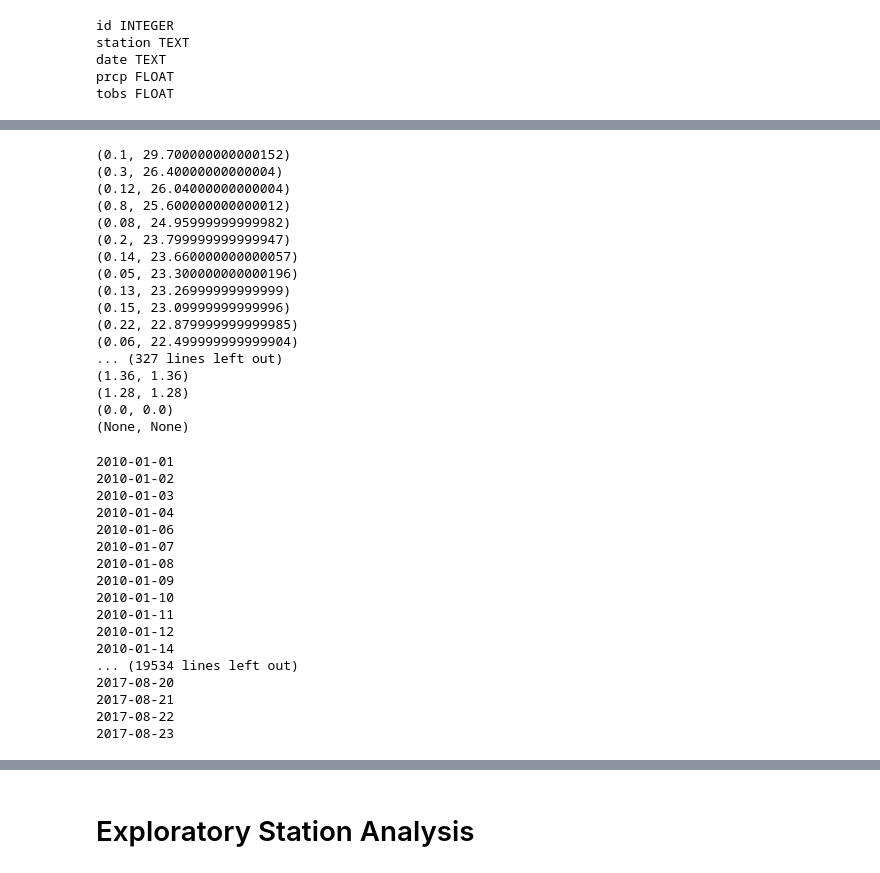
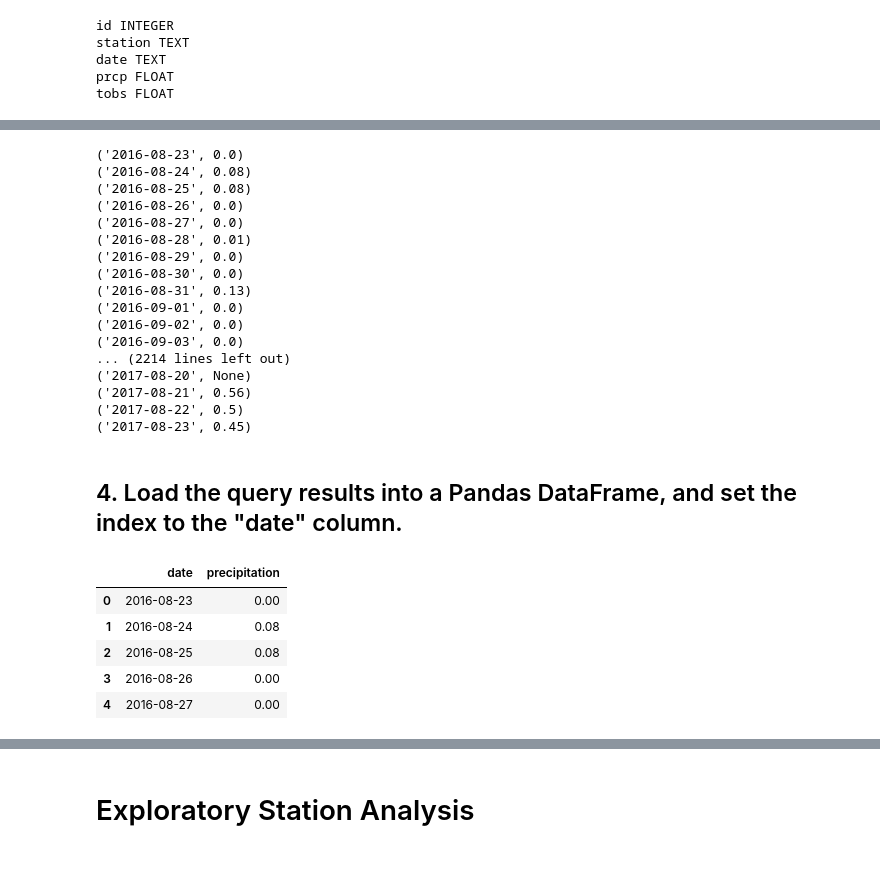
Before and after one commit to WMatthewARC/Module-10-Challenge, a Jupyter notebook: SurfsUp/climate_starter.ipynb, the cells around one changed output, grey strips where cells are left out. Drawn from its saved outputs; the diff is of its cells as text; code cells hidden in the pictures.

```diff
--- a/SurfsUp/climate_starter.ipynb
+++ b/SurfsUp/climate_starter.ipynb
@@ -201,48 +177,23 @@ for MDateQuery in MDateQuery:
 # %%
-PrcpDateQuery = session.query(Measurement.prcp, func.sum(Measurement.prcp))\
-    .group_by(Measurement.prcp)\
-    .order_by(func.sum(Measurement.prcp).desc())\
-    .all()
-
-for PrcpDateQuery in PrcpDateQuery:
-    print(PrcpDateQuery)
+PrcpData12m = session.query(Measurement.date, Measurement.prcp).\
+filter(Measurement.date >= year_ago).all()
+for i in PrcpData12m:
+    print (i)
 # %% [output]
-(0.1, 29.700000000000152)
-(0.3, 26.40000000000004)
-(0.12, 26.04000000000004)
-(0.8, 25.600000000000012)
-(0.08, 24.95999999999982)
-(0.2, 23.799999999999947)
-(0.14, 23.660000000000057)
-(0.05, 23.300000000000196)
-(0.13, 23.26999999999999)
-(0.15, 23.09999999999996)
-(0.22, 22.879999999999985)
-(0.06, 22.499999999999904)
-... (327 lines left out)
-(1.36, 1.36)
-(1.28, 1.28)
-(0.0, 0.0)
-(None, None)
+('2016-08-23', 0.0)
+('2016-08-24', 0.08)
+('2016-08-25', 0.08)
+('2016-08-26', 0.0)
+('2016-08-27', 0.0)
+('2016-08-28', 0.01)
+('2016-08-29', 0.0)
+('2016-08-30', 0.0)
+('2016-08-31', 0.13)
+('2016-09-01', 0.0)
+('2016-09-02', 0.0)
+('2016-09-03', 0.0)
+... (2214 lines left out)
+('2017-08-20', None)
+('2017-08-21', 0.56)
+('2017-08-22', 0.5)
+('2017-08-23', 0.45)
-# %%
-query = select(Measurement)
-for m in session.scalars(query):
-    print(f"{m.date}")
-# %% [output]
-2010-01-01
-2010-01-02
-2010-01-03
-2010-01-04
-2010-01-06
-2010-01-07
-2010-01-08
-2010-01-09
-2010-01-10
-2010-01-11
-2010-01-12
-2010-01-14
-... (19534 lines left out)
-2017-08-20
-2017-08-21
-2017-08-22
-2017-08-23
@@ -265,0 +200,2 @@ for m in session.scalars(query):
+# %% [markdown]
+## 4. Load the query results into a Pandas DataFrame, and set the index to the "date" column.
@@ -265,0 +204,11 @@ for m in session.scalars(query):
+# %%
+PrcpData12mDF = pd.DataFrame(PrcpData12m, columns=['date', 'precipitation'])
+
+PrcpData12mDF.head()
+# %% [output]
+|  | date | precipitation |
+| 0 | 2016-08-23 | 0.00 |
+| 1 | 2016-08-24 | 0.08 |
+| 2 | 2016-08-25 | 0.08 |
+| 3 | 2016-08-26 | 0.00 |
+| 4 | 2016-08-27 | 0.00 |
```
Also changed, not shown: parts of 21 cells of this notebook.
